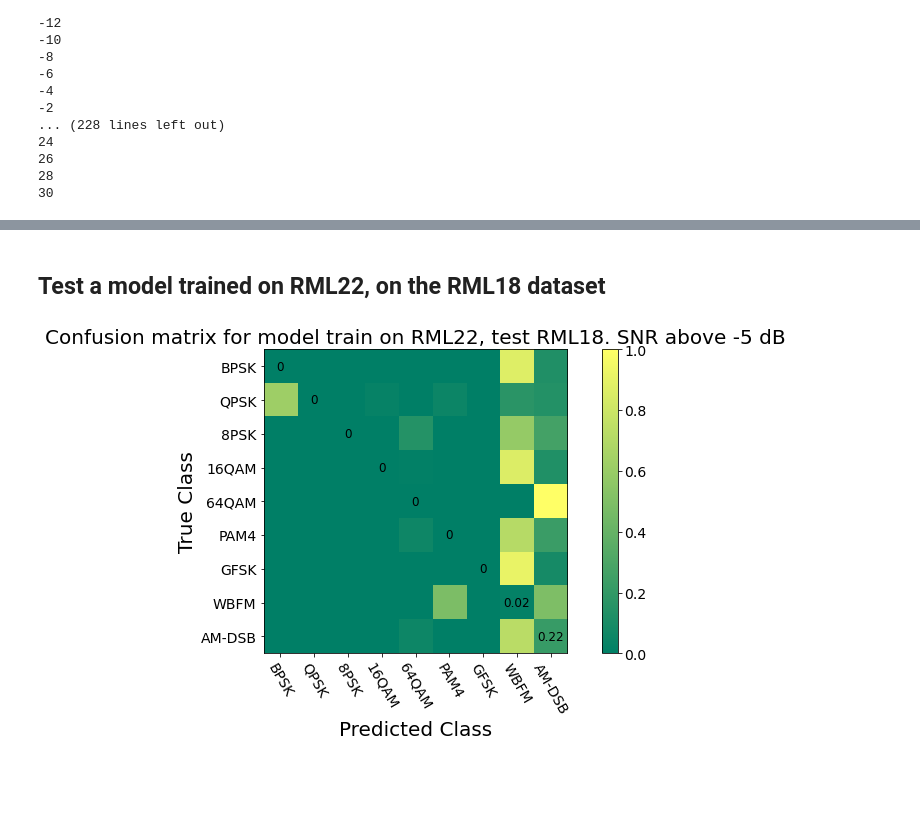
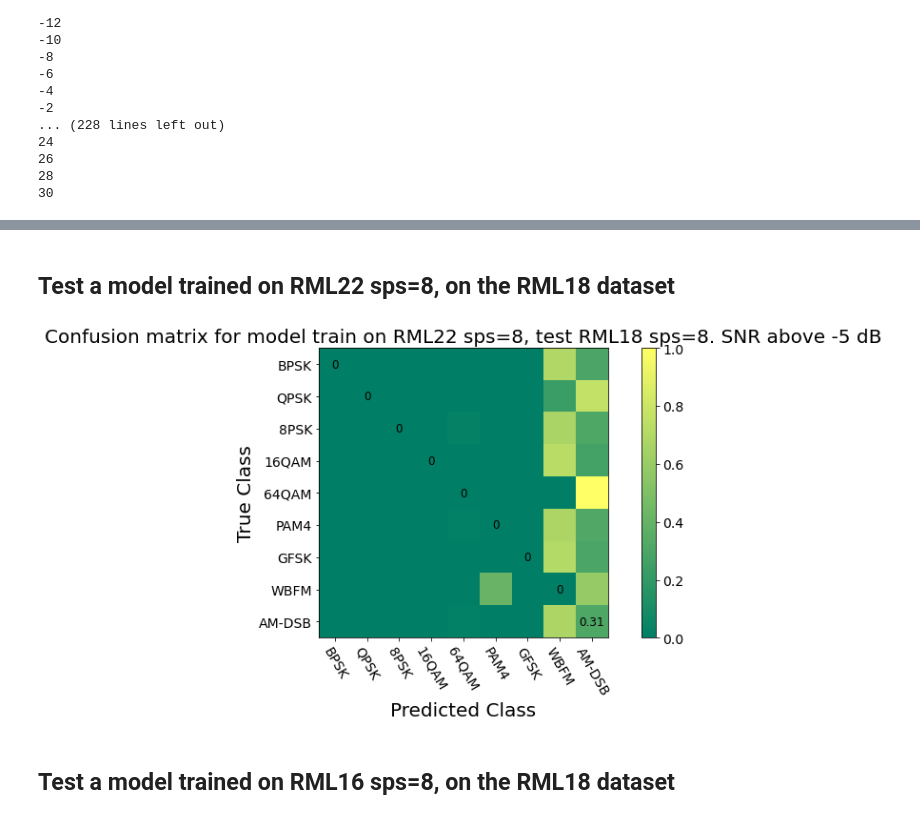
Before and after one commit to venkateshsathya/RML22, a Jupyter notebook: code/TestRML18.ipynb, the cells around one changed output, grey strips where cells are left out. Cells and saved outputs as stored; diff of their text form; code cells hidden in the pictures; blank space fills up the shorter version.

Commit message:
Added tests on RML18 sps = 8.Earlier it was on resampled sps=2 RML18.

```diff
--- a/code/TestRML18.ipynb
+++ b/code/TestRML18.ipynb
@@ -54,12 +54,14 @@ SNR_val_unique = np.unique(SNR)
 
 dataset = {}
 dataset_resample = {}
+dataset_8sps = {}
 downsample_factor = 4
 upsample_factor = 1
 for modval in label_RML18_RML22.keys():
     print(modval)
     modval_number = classes.index(modval)  # np.where(classes==modval)
     data_temp = data[label == modval_number]
+    data_temp_axisshift = np.moveaxis(data_temp, [0, 1, 2], [-3, -1, -2])
 
     #     data_small = np.append(data_small, data_temp, axis=0)
     #     label_temp = np.ones(data_temp.shape[0], dtype=int) * label_dict[modval]
@@ -87,12 +89,15 @@ for modval in label_RML18_RML22.keys():
             data_temp8[idx3, 1, :] = np.imag(data_temp_complex_resample / np.sum(np.abs(data_temp_complex_resample)))
 
         dataset_resample[(label_RML18_RML22[modval], snr2)] = data_temp8
+        dataset_8sps[(label_RML18_RML22[modval], snr2)] = data_temp_axisshift[:,:,0:frame_length]
 dataset = {}
 for keyval in dataset_resample.keys():
     dataset[keyval] = dataset_resample[keyval][:, :, 0:frame_length]
 
 with open('RML18DatasetResampledSPS2_ForTestingOnRML22TrainedModel.pickle', 'wb') as handle:
     pickle.dump(dataset, handle, protocol=pickle.HIGHEST_PROTOCOL)
+with open('RML18DatasetSPS8_ForTestingOnRML22TrainedModel.pickle', 'wb') as handle:
+    pickle.dump(dataset, handle, protocol=pickle.HIGHEST_PROTOCOL)
 # %% [output]
 Keys: <KeysViewHDF5 ['X', 'Y', 'Z']>
 16QAM
@@ -114,5 +323,5 @@ Keys: <KeysViewHDF5 ['X', 'Y', 'Z']>
 # %% [markdown]
-## Test a model trained on RML22, on the RML18 dataset
+## Test a model trained on RML22 sps=8, on the RML18 dataset
 # %%
 
 import sys
@@ -141,7 +350,7 @@ warnings.filterwarnings('ignore')
 os.environ["CUDA_VISIBLE_DEVICES"] = "1"
 ##Load dataset
 
-with open('RML18DatasetResampledSPS2_ForTestingOnRML22TrainedModel.pickle', 'rb') as handle:
+with open('RML18DatasetSPS8_ForTestingOnRML22TrainedModel.pickle', 'rb') as handle:
     dataset = pickle.load(handle)
 
 snrs, mods = map(lambda j: sorted(list(set(map(lambda x: x[j], dataset.keys())))), [1, 0])
@@ -159,7 +368,9 @@ DatasetParams = {}
 DatasetParams['SNRrange'] = np.sort(snrs)
 DatasetParams['Modulationtypes'] = mods
 # DatasetParams['NumClasses'] = len(DatasetParams['Modulationtypes'])
-DatasetParams['datatype'] = 'LRScheduled_0.001_BS_128XavierAdam_L_128_dataIs_RML2022All.01A_model.pt'
+DatasetParams['datatype'] = 'LRScheduled_0.001_BS_128XavierAdam_L_128_dataIs_RML22_8samplespersymbol_All.01A_model.pt'
+
+#'LRScheduled_0.001_BS_128XavierAdam_L_128_dataIs_RML2022All.01A_model.pt'
 #'LRScheduled_0.001_BS_32XavierAdam_L_128_dataIs_RML2016.10a_dict_SNR20include_3000IFs_model.pt'
 #'LRScheduled_0.001_BS_128XavierAdam_L_128_dataIs_RML2022All.01A_model.pt'
 
@@ -286,32 +497,34 @@ for row_idx in np.arange(confusion_mat.shape[0]):
         confusionmat_norm[row_idx][col_idx] = confusion_mat[row_idx][col_idx]/sum
 plt.figure(1,figsize=(10,6))
 
 im = plt.imshow(confusionmat_norm, cmap='summer', interpolation='nearest',vmin=0, vmax=1)
 
 width, height = confusionmat_norm.shape
 for x in range(width):
     for y in range(height):
         if x==y:
 
             confusionmat_norm_val_2decimalplaces = "{:0.2f}".format(confusionmat_norm[x][y])
             if confusionmat_norm_val_2decimalplaces == "1.00":
                 confusionmat_norm_val_2decimalplaces = "1.0"
             if confusionmat_norm_val_2decimalplaces == "0.00":
                 confusionmat_norm_val_2decimalplaces = "0"
             plt.annotate(str(confusionmat_norm_val_2decimalplaces), xy=(y, x),
                         horizontalalignment='center',
                         verticalalignment='center',fontsize=12)
 
 plt.xticks(np.arange(len(mods)), modulation_reordered, rotation=300,fontsize=14)
 plt.yticks([], [])
-plt.title("Confusion matrix for model train on RML22, test RML18. SNR above -5 dB",fontsize=20)
+plt.title("Confusion matrix for model train on RML22 sps=8, test RML18 sps=8. SNR above -5 dB",fontsize=20)
 plt.xlabel('Predicted Class',fontsize=20)
 cbar = plt.colorbar(im)
 tick_font_size = 14
 cbar.ax.tick_params(labelsize=tick_font_size)
 plt.yticks(np.arange(len(mods)), modulation_reordered, rotation=0,fontsize=14)
 plt.ylabel('True Class',fontsize=20)
 plt.tight_layout()
 plt.show()
 # %% [output]
-[figure, old version]
+[figure, new version]
+# %% [markdown]
+## Test a model trained on RML16 sps=8, on the RML18 dataset
```
Also changed, not shown: parts of 3 cells of this notebook.
